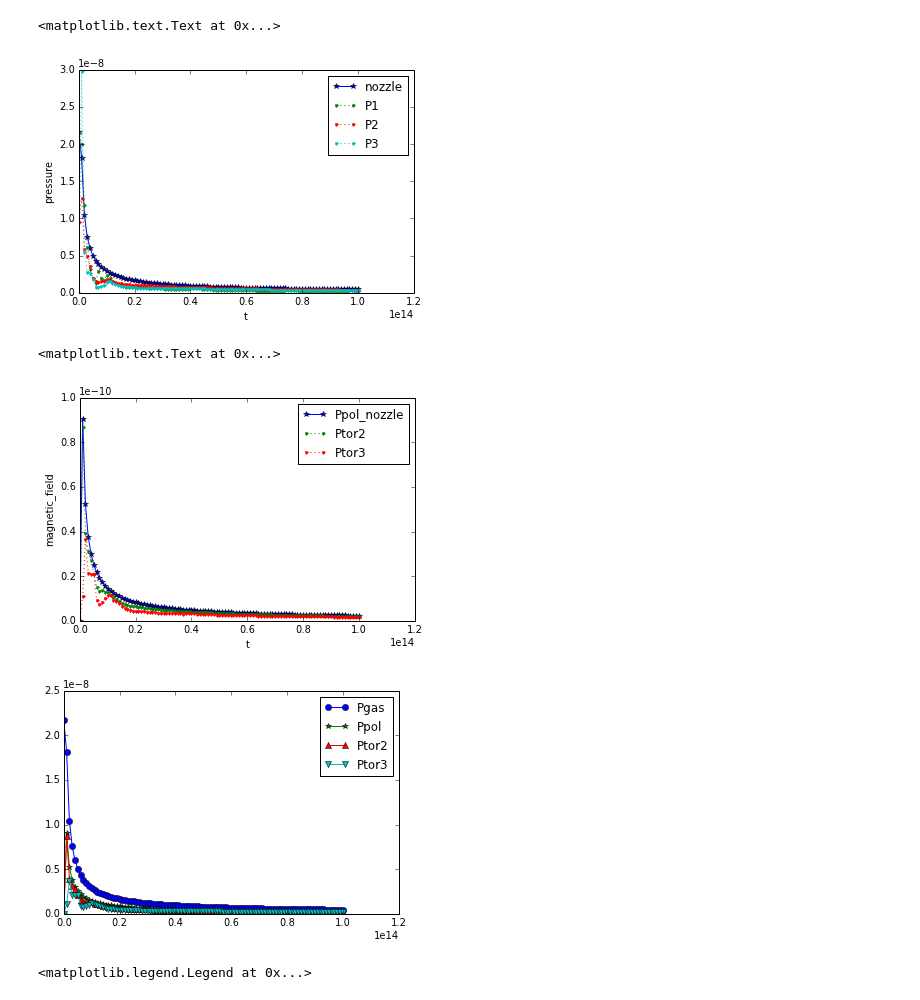
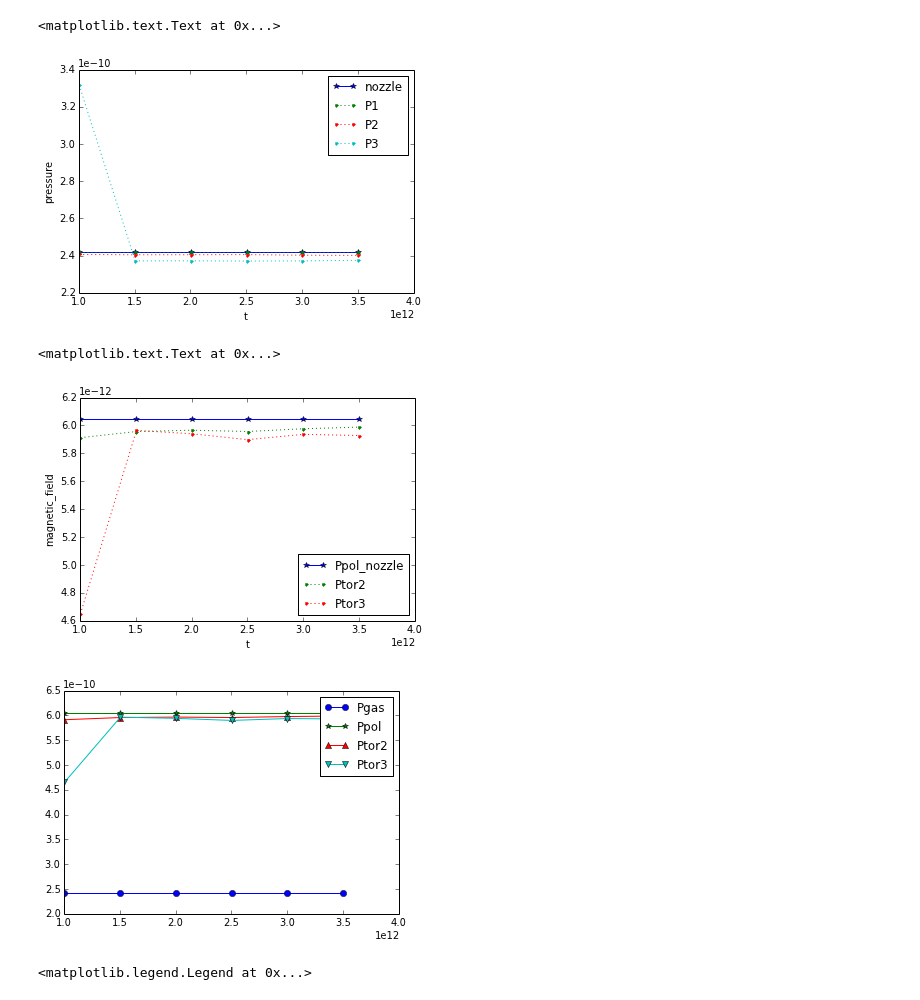
Before and after one commit to yihaochen/FLASHtools, a Jupyter notebook: nozzle_pressure.ipynb, the cells around one changed output. Drawn from its saved outputs; the diff is of its cells as text; code cells hidden in the pictures.

```diff
--- a/nozzle_pressure.ipynb
+++ b/nozzle_pressure.ipynb
@@ -9,11 +9,11 @@ import logging
 from matplotlib import pyplot as plt
 import yt
 #from yt.imods import *
-logging.getLogger().setLevel(logging.ERROR)
+logging.getLogger('yt').setLevel(logging.ERROR)
 from tools import read_par
 
 # Scan for files
-dir = '/d/d9/ychen/FLASH4/MHD_Jet_3D/0127_oblate_nozzle'
+dir = '/d/d9/ychen/FLASH4/MHD_Jet_3D/0429_test'
 pars = read_par(dir)
 
 def rescan(printlist=False):
@@ -182,7 +185,7 @@ plt.ylabel('pressure')
 #plt.semilogy()
 # %% [output]
 <matplotlib.text.Text at 0x...>
-[figure, old version]
+[figure, new version]
 # %%
 plt.plot(ts, Ppols, '*-', label='Ppol_nozzle')
 plt.plot(ts, Ptor2s, '.:', label='Ptor2')
@@ -197,22 +200,22 @@ plt.ylabel('magnetic_field')
 #plt.semilogy()
 # %% [output]
 <matplotlib.text.Text at 0x...>
-[figure, old version]
+[figure, new version]
 # %%
 Ppols = np.array(Ppols)
 Ptor2s = np.array(Ptor2s)
 Ptor3s = np.array(Ptor3s)
 P0s = np.array(P0s)
-#beta = pars['sim_betaJet']
-beta = 100
+beta = pars['sim_betaJet']
+#beta = 20
 plt.plot(ts, P0s, 'o-', label='Pgas')
 plt.plot(ts, Ppols*beta, '*-', label='Ppol')
 plt.plot(ts, Ptor2s*beta, '^-', label='Ptor2')
 plt.plot(ts, Ptor3s*beta, 'v-', label='Ptor3')
 plt.legend()
 plt.show()
 # %% [output]
-[figure, old version]
+[figure, new version]
 # %%
 #plt.plot(ts, P0s/(Ppols+Ptors))
 plt.plot(ts, Ptor2s/Ppols, 'o-', label='tor2')
```
Also changed, not shown: parts of 6 cells of this notebook, 7 other files.
